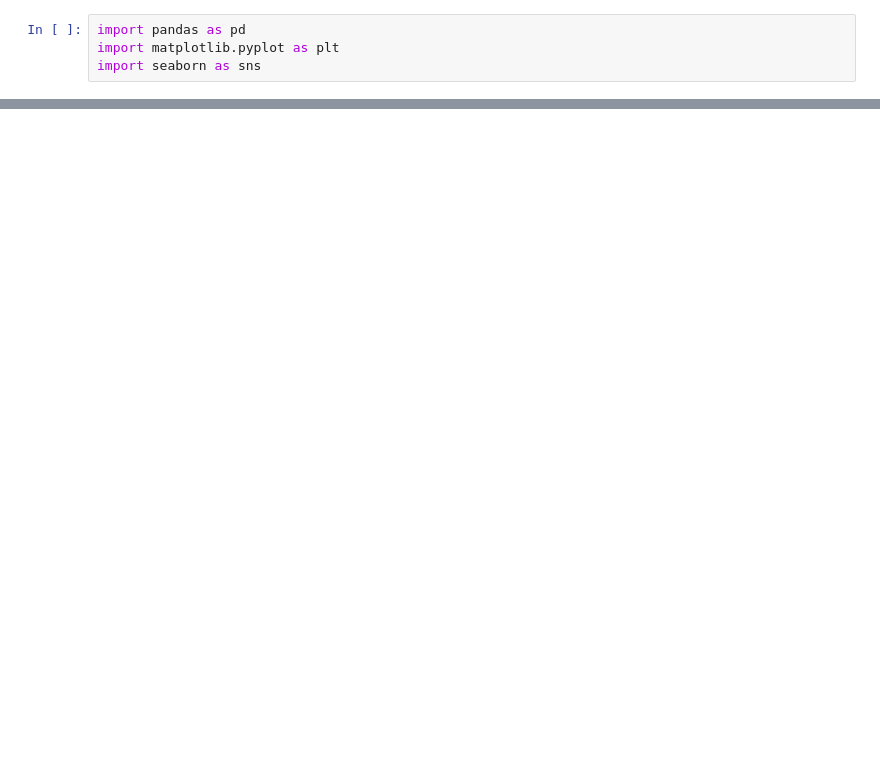
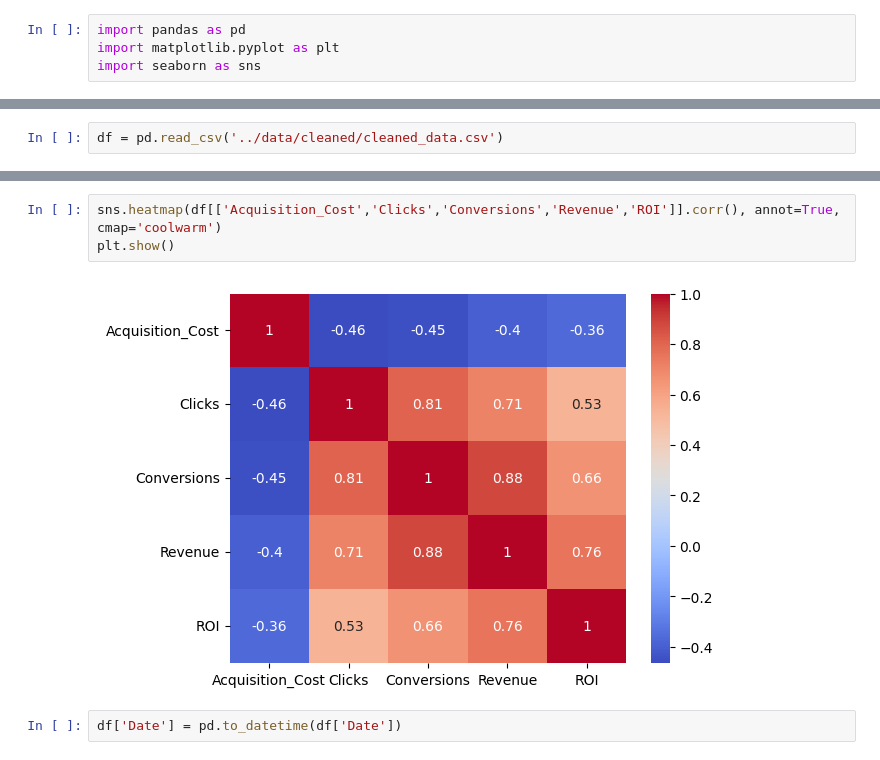
Before and after one commit to easyera/Marketing_Campaign_Performance_Prediction, a Jupyter notebook: notebooks/EDA.ipynb, the cells around one changed output, grey strips where cells are left out. Saved outputs shown, nothing was run; the diff lists cells and outputs as text; blank space fills up the shorter version.

Commit message:
Rebuild: cleaned pipeline, leakage-free models, multi-page Streamlit app, documentation

```diff
--- a/notebooks/EDA.ipynb
+++ b/notebooks/EDA.ipynb
@@ -266,0 +5,2 @@ plt.show()
+# %%
+df = pd.read_csv('../data/cleaned/cleaned_data.csv')
@@ -266,0 +100,7 @@ plt.show()
+# %%
+sns.heatmap(df[['Acquisition_Cost','Clicks','Conversions','Revenue','ROI']].corr(), annot=True, cmap='coolwarm')
+plt.show()
+# %% [output]
+[figure, added]
+# %%
+df['Date'] = pd.to_datetime(df['Date'])
```
Also changed, not shown: parts of 34 cells of this notebook, 23 other files.
